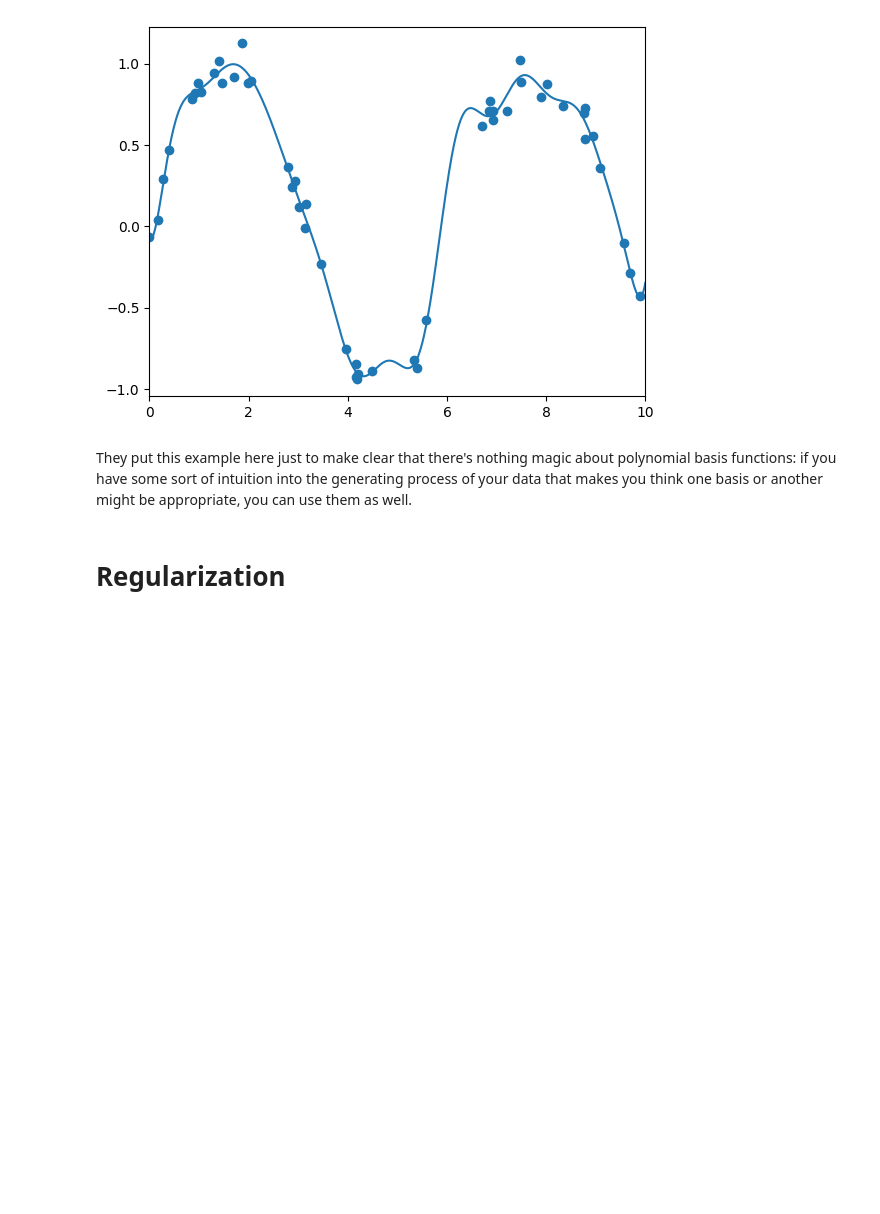
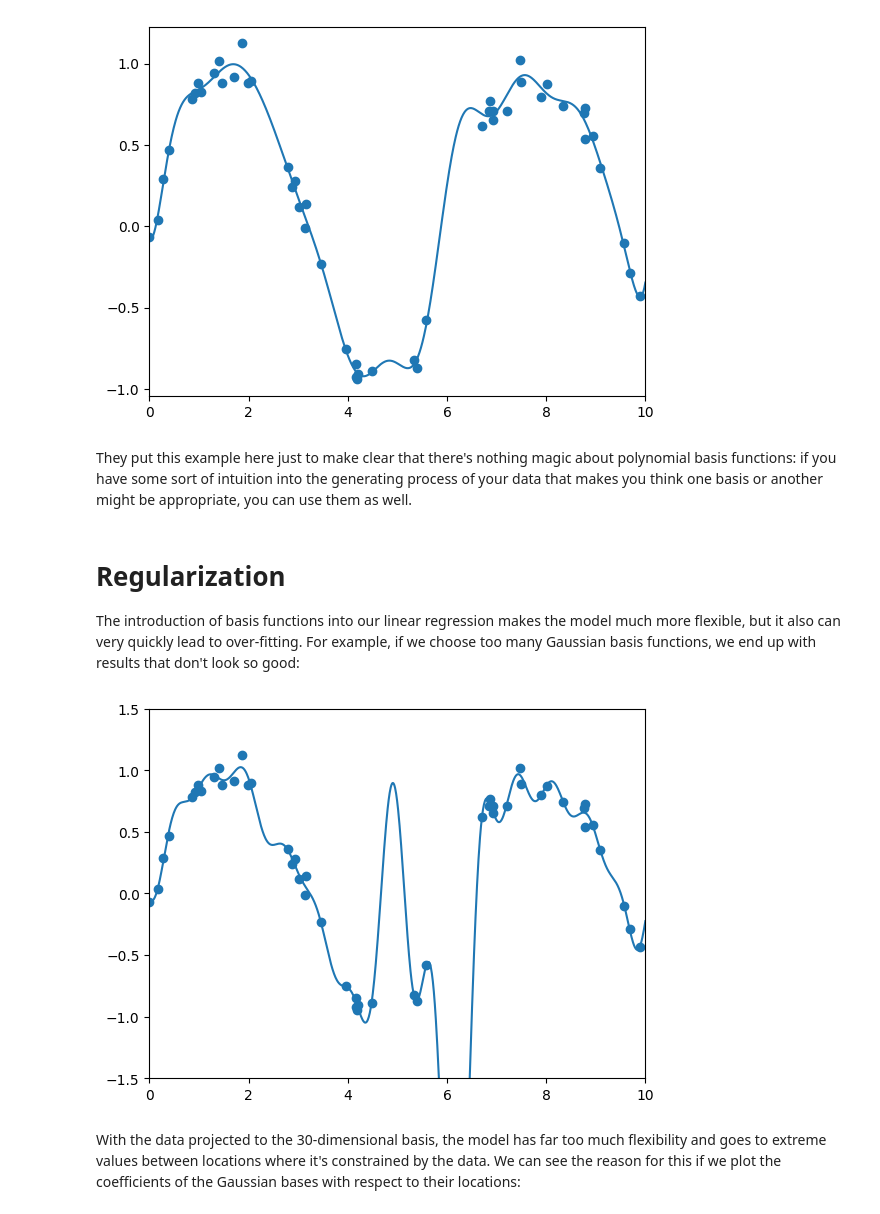
Before and after one commit to crdcamp/ml-learning-linear-regression-feature-engineering, a Jupyter notebook: 4_ feature_engineering_deep_dive.ipynb, the cells around one changed output. Drawn from its saved outputs; the diff is of its cells as text; code cells hidden in the pictures; blank space fills up the shorter version.

```diff
--- a/4_ feature_engineering_deep_dive.ipynb
+++ b/4_ feature_engineering_deep_dive.ipynb
@@ -174,3 +174,19 @@ plt.xlim(0, 10);
 They put this example here just to make clear that there's nothing magic about polynomial basis functions: if you have some sort of intuition into the generating process of your data that makes you think one basis or another might be appropriate, you can use them as well.
 # %% [markdown]
 # Regularization
+
+The introduction of basis functions into our linear regression makes the model much more flexible, but it also can very quickly lead to over-fitting. For example, if we choose too many Gaussian basis functions, we end up with results that don't look so good:
+# %%
+model = make_pipeline(GaussianFeatures(30),
+                      LinearRegression())
+model.fit(x[:, np.newaxis], y)
+
+plt.scatter(x, y)
+plt.plot(xfit, model.predict(xfit[:, np.newaxis]))
+
+plt.xlim(0, 10)
+plt.ylim(-1.5, 1.5);
+# %% [output]
+[figure, added]
+# %% [markdown]
+With the data projected to the 30-dimensional basis, the model has far too much flexibility and goes to extreme values between locations where it's constrained by the data. We can see the reason for this if we plot the coefficients of the Gaussian bases with respect to their locations:
```
Also changed, not shown: parts of 1 cell of this notebook, 1 other file.
